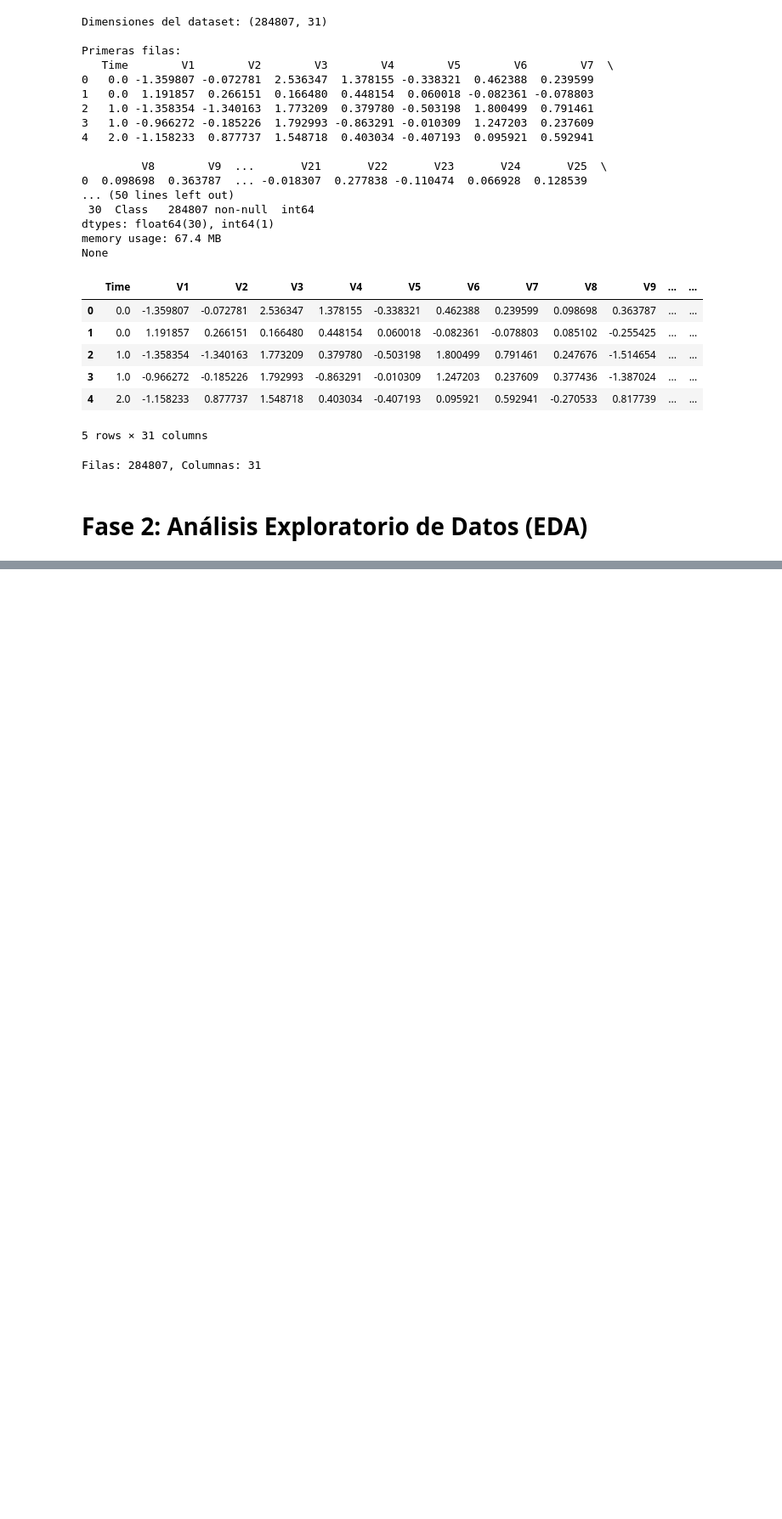
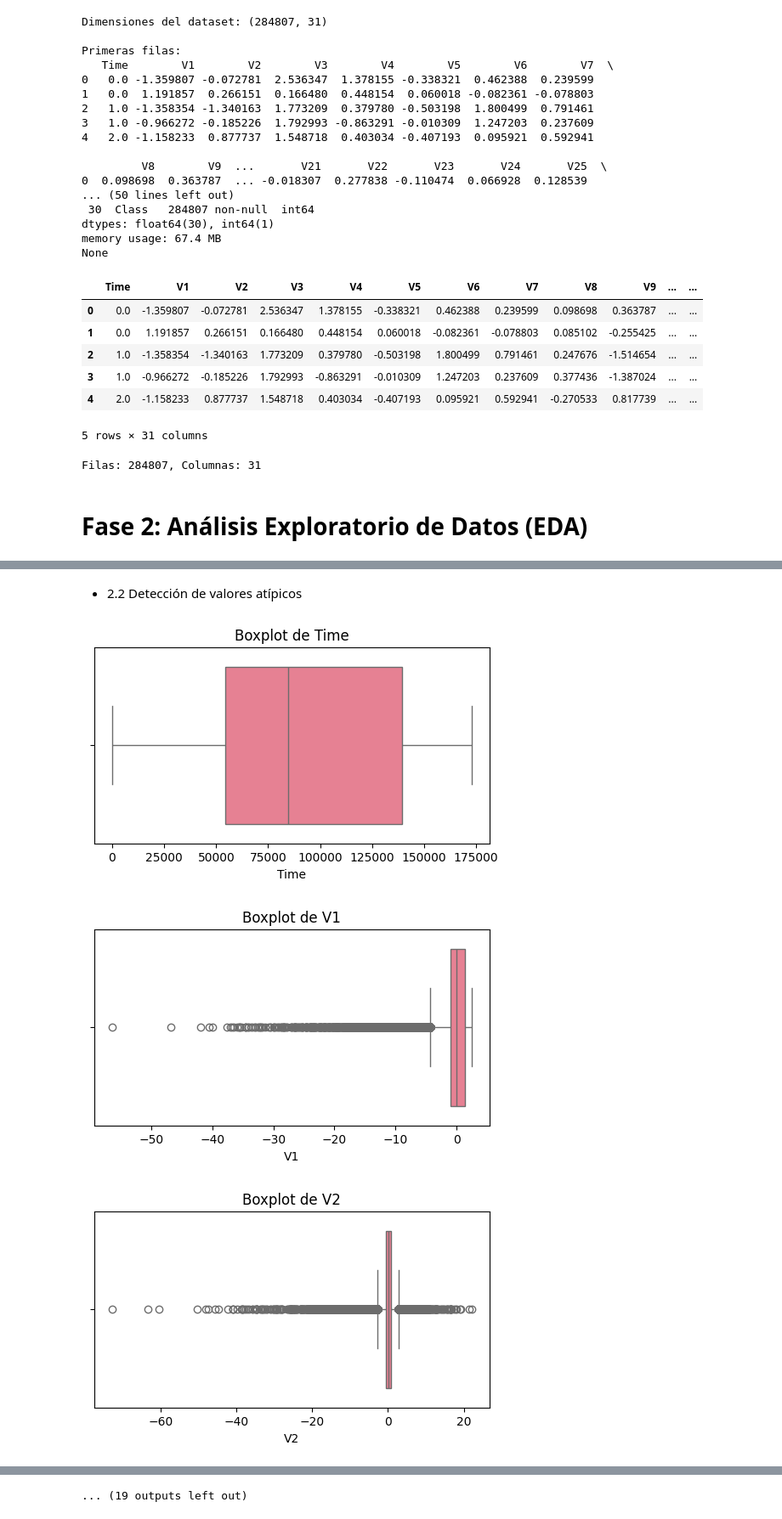
Before and after one commit to hdflorez/Entrega_2, a Jupyter notebook: dataset_3.ipynb, the cells around one changed output, grey strips where cells are left out. Shown at 85% size. Saved outputs shown, nothing was run; the diff lists cells and outputs as text; code cells hidden in the pictures; blank space fills up the shorter version.

```diff
--- a/dataset_3.ipynb
+++ b/dataset_3.ipynb
@@ -117,0 +227,16 @@ De acuerdo con el dataset de detección de fraude en las tarjetas de crédito, s
+# %% [markdown]
+* 2.2 Detección de valores atípicos
+# %%
+# Boxplots para variables numericas
+
+columnas_numericas = df.select_dtypes(include=['int64', 'float64']).columns
+
+for col in columnas_numericas:
+    plt.figure(figsize=(6,3))
+    sns.boxplot(x=df[col])
+    plt.title(f"Boxplot de {col}")
+    plt.show()
+# %% [output]
+[figure, added]
+[figure, added]
+[figure, added]
@@ -117,0 +252 @@ De acuerdo con el dataset de detección de fraude en las tarjetas de crédito, s
+... (19 outputs left out)
```
Also changed, not shown: parts of 25 cells of this notebook.
